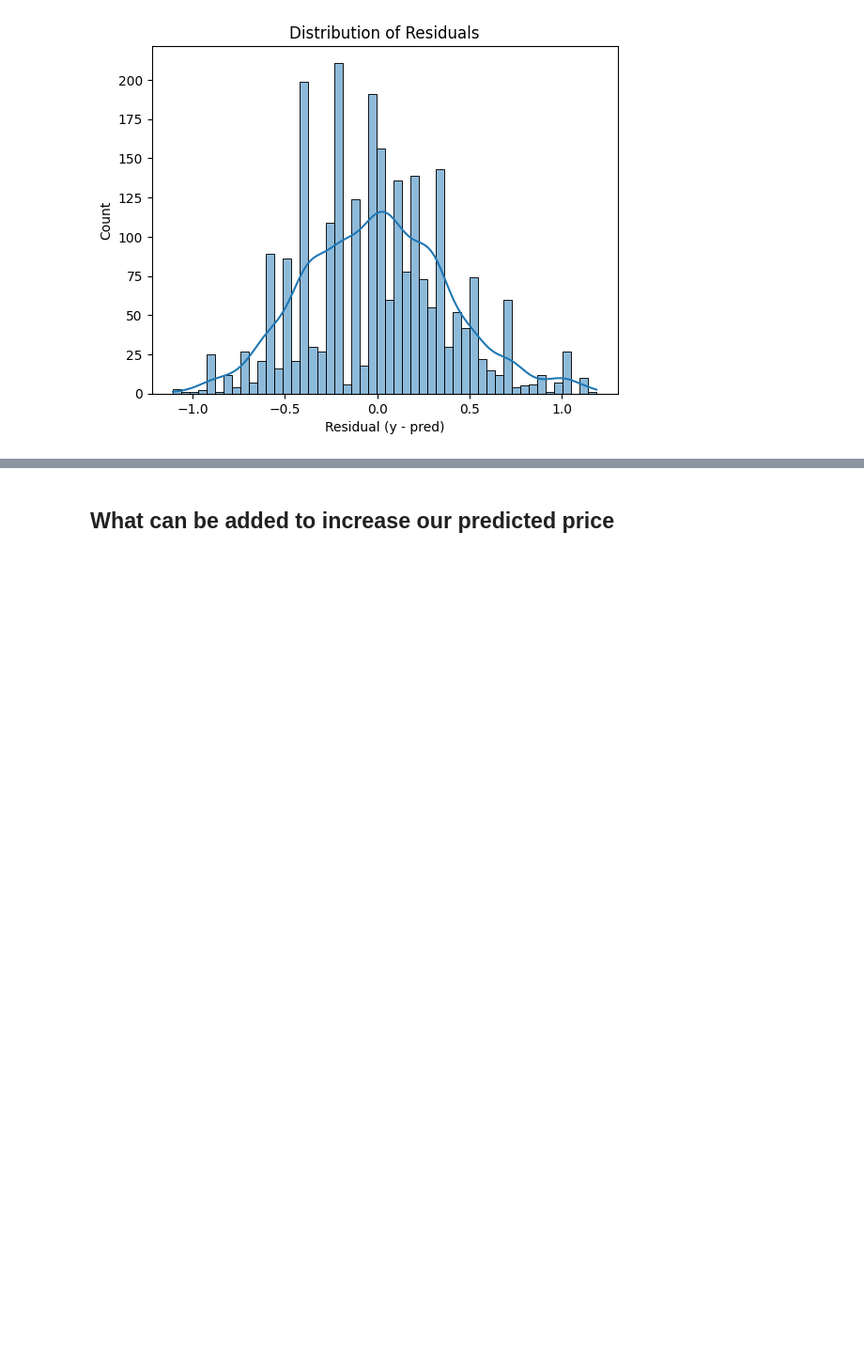
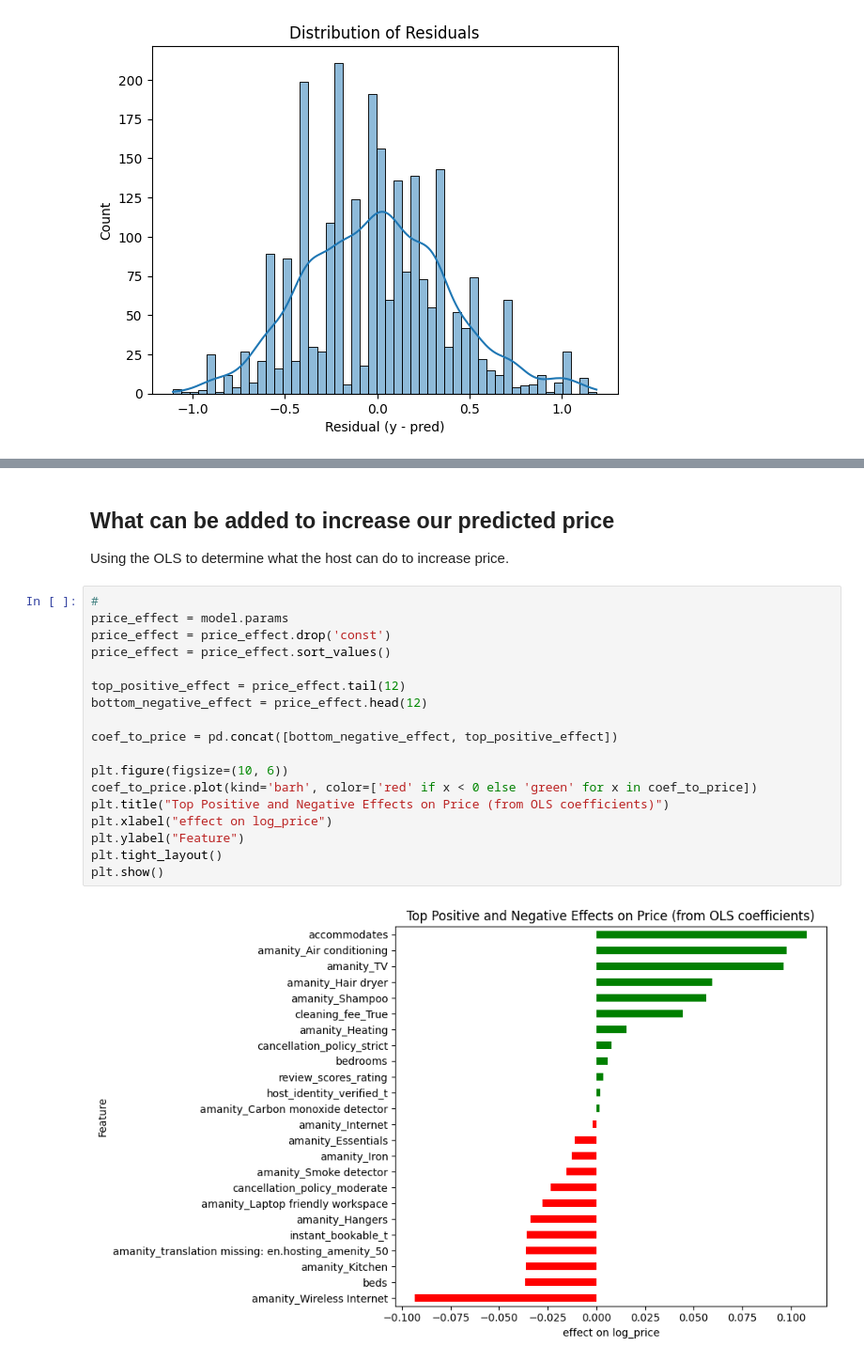
Before and after one commit to d21emijo/Air-BNB, a Jupyter notebook: Air_bnb.ipynb, the cells around one changed output, grey strips where cells are left out. Shown at 94% size. Drawn from its saved outputs; the diff is of its cells as text; blank space fills up the shorter version.

```diff
--- a/Air_bnb.ipynb
+++ b/Air_bnb.ipynb
@@ -882,2 +925,23 @@ plt.show()
 # %% [markdown]
 ## What can be added to increase our predicted price
+Using the OLS to determine what the host can do to increase price.
+# %%
+#
+price_effect = model.params
+price_effect = price_effect.drop('const')
+price_effect = price_effect.sort_values()
+
+top_positive_effect = price_effect.tail(12)
+bottom_negative_effect = price_effect.head(12)
+
+coef_to_price = pd.concat([bottom_negative_effect, top_positive_effect])
+
+plt.figure(figsize=(10, 6))
+coef_to_price.plot(kind='barh', color=['red' if x < 0 else 'green' for x in coef_to_price])
+plt.title("Top Positive and Negative Effects on Price (from OLS coefficients)")
+plt.xlabel("effect on log_price")
+plt.ylabel("Feature")
+plt.tight_layout()
+plt.show()
+# %% [output]
+[figure, added]
```
Also changed, not shown: parts of 35 cells of this notebook.
